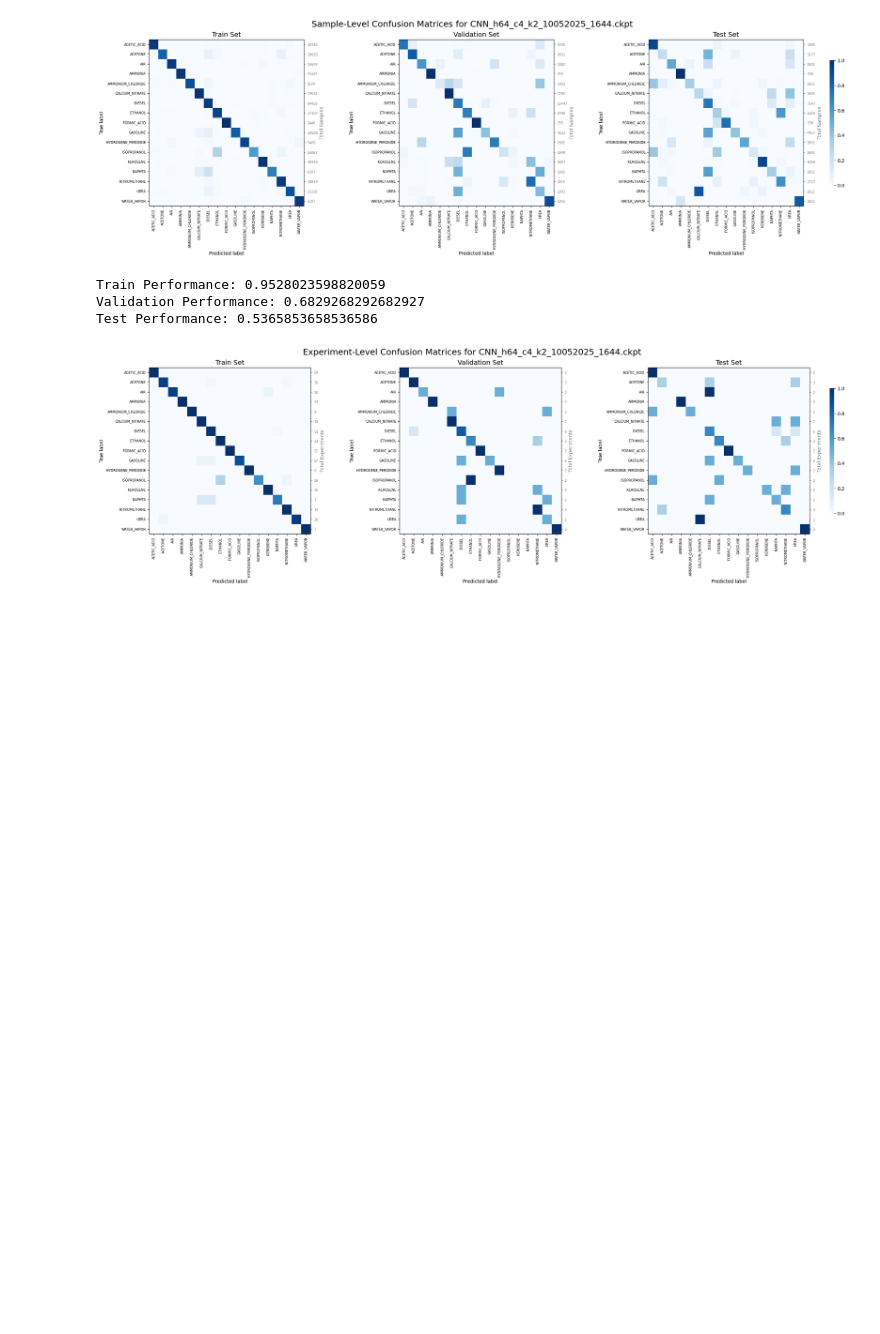
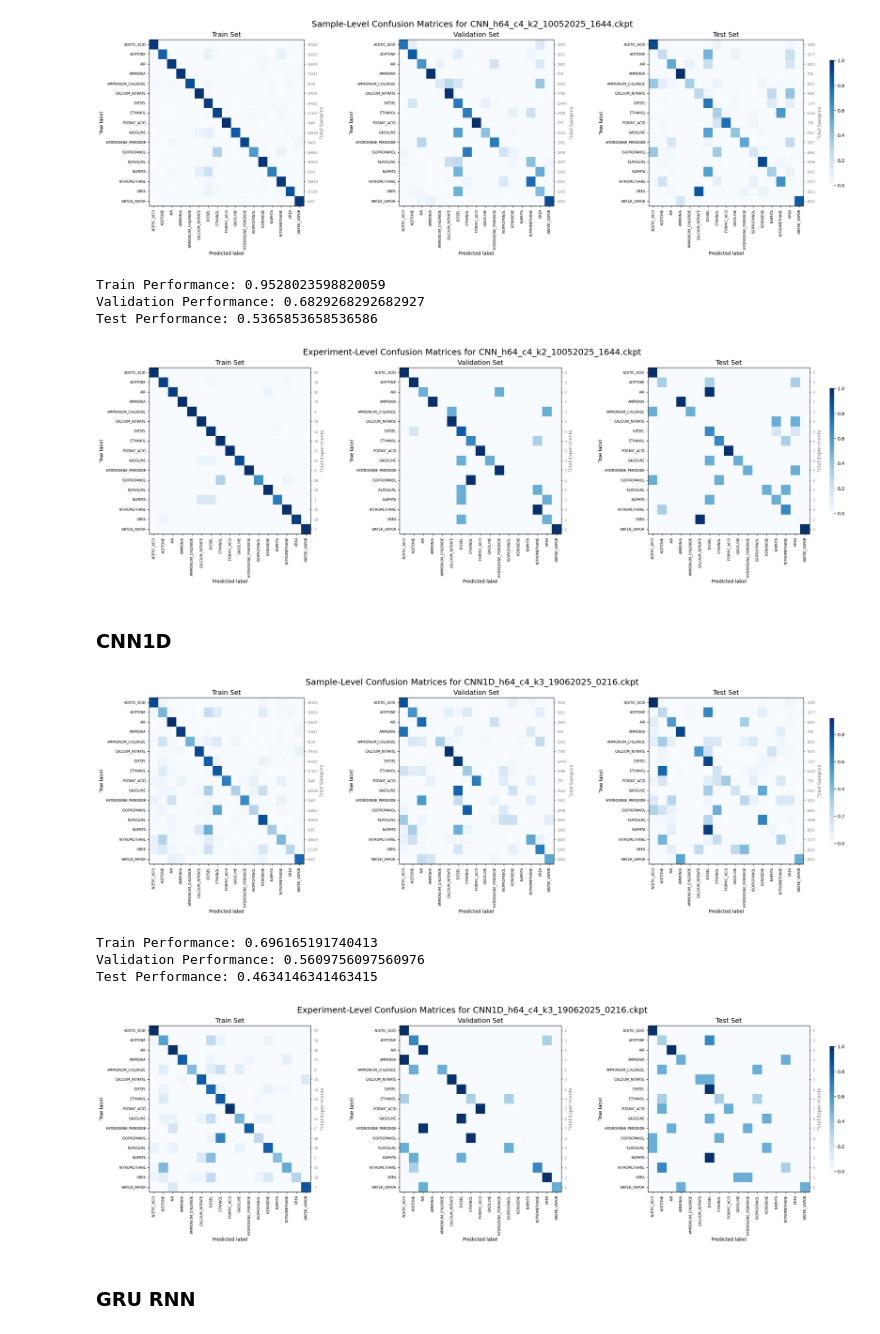
Before and after one commit to mich1803/sensor-ts-classification, a Jupyter notebook: time_windows_approach/evaluating.ipynb, the cells around one changed output. Drawn from its saved outputs; the diff is of its cells as text; code cells hidden in the pictures; blank space fills up the shorter version.

```diff
--- a/time_windows_approach/evaluating.ipynb
+++ b/time_windows_approach/evaluating.ipynb
@@ -615,3 +615,50 @@ Train Performance: 0.9528023598820059
 Validation Performance: 0.6829268292682927
 Test Performance: 0.5365853658536586
 [figure]
+# %% [markdown]
+### CNN1D
+# %%
+model_path = os.path.join(model_dir, "CNN1D_h64_c4_k3_19062025_0216.ckpt")
+
+sample_train_cm, train_exp_stats = get_stats(model_path, train_loader, len(label_encoder.classes_), device)
+train_performance, train_majority_votes, exp_train_cm = compute_experiment_performance(train_exp_stats)
+
+sample_val_cm, val_exp_stats = get_stats(model_path, val_loader, len(label_encoder.classes_), device)
+val_performance, val_majority_votes, exp_val_cm = compute_experiment_performance(val_exp_stats)
+
+sample_test_cm, test_exp_stats = get_stats(model_path, test_loader, len(label_encoder.classes_), device)
+test_performance, test_majority_votes, exp_test_cm = compute_experiment_performance(test_exp_stats)
+# %%
+# Plotting the sample-level confusion matrices
+plot_confusion_matrices(
+    sample_train_cm,
+    sample_val_cm,
+    sample_test_cm,
+    suptitle=f'Sample-Level Confusion Matrices for {os.path.basename(model_path)}',
+    class_names=label_encoder.classes_,
+    cmap='Blues',
+    cm_type="Sample"
+)
+
+print("Train Performance:", train_performance)
+print("Validation Performance:", val_performance)
+print("Test Performance:", test_performance)
+
+# Plotting the experiment-level confusion matrices
+plot_confusion_matrices(
+    exp_train_cm,
+    exp_val_cm,
+    exp_test_cm,
+    suptitle=f'Experiment-Level Confusion Matrices for {os.path.basename(model_path)}',
+    class_names=label_encoder.classes_,
+    cmap='Blues',
+    cm_type="Experiment"
+)
+# %% [output]
+[figure, added]
+Train Performance: 0.696165191740413
+Validation Performance: 0.5609756097560976
+Test Performance: 0.4634146341463415
+[figure, added]
+# %% [markdown]
+### GRU RNN
```
Also changed, not shown: parts of 4 cells of this notebook, 3 other files.
